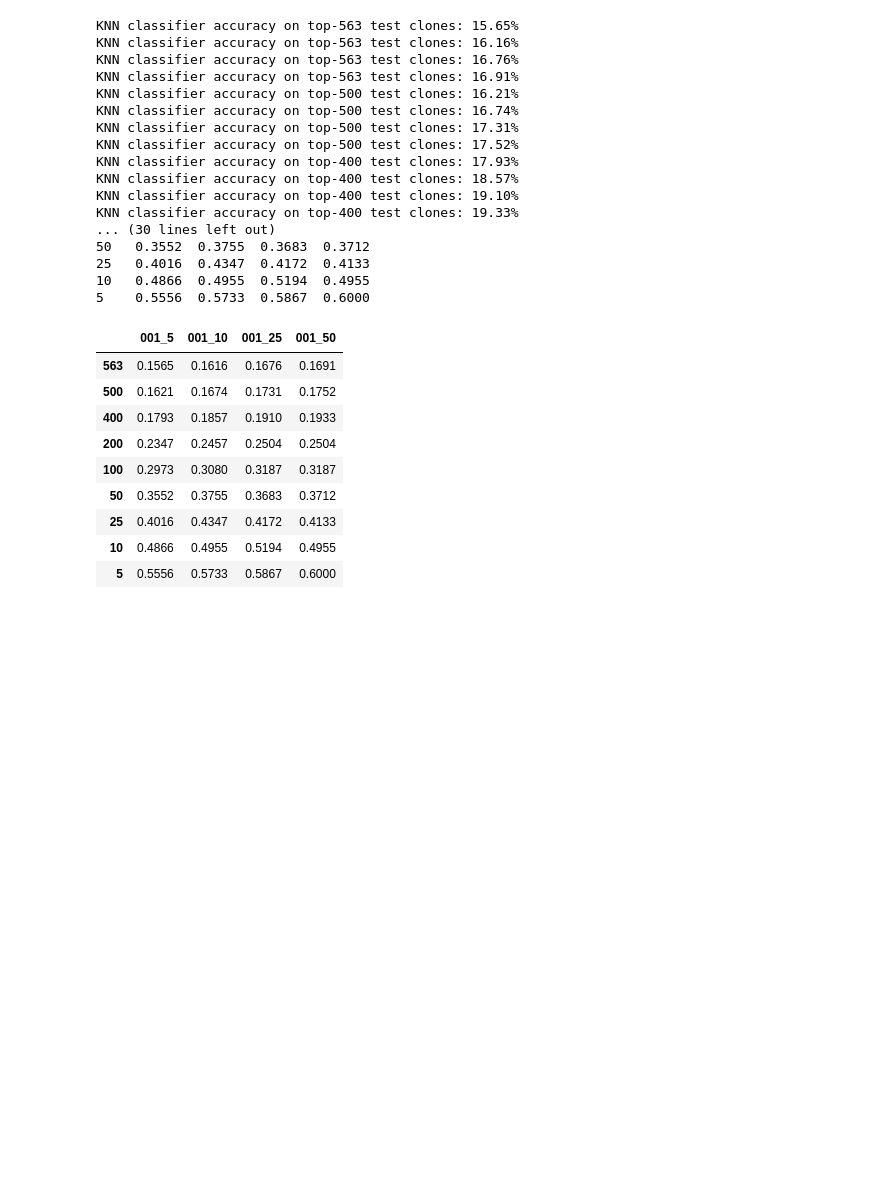
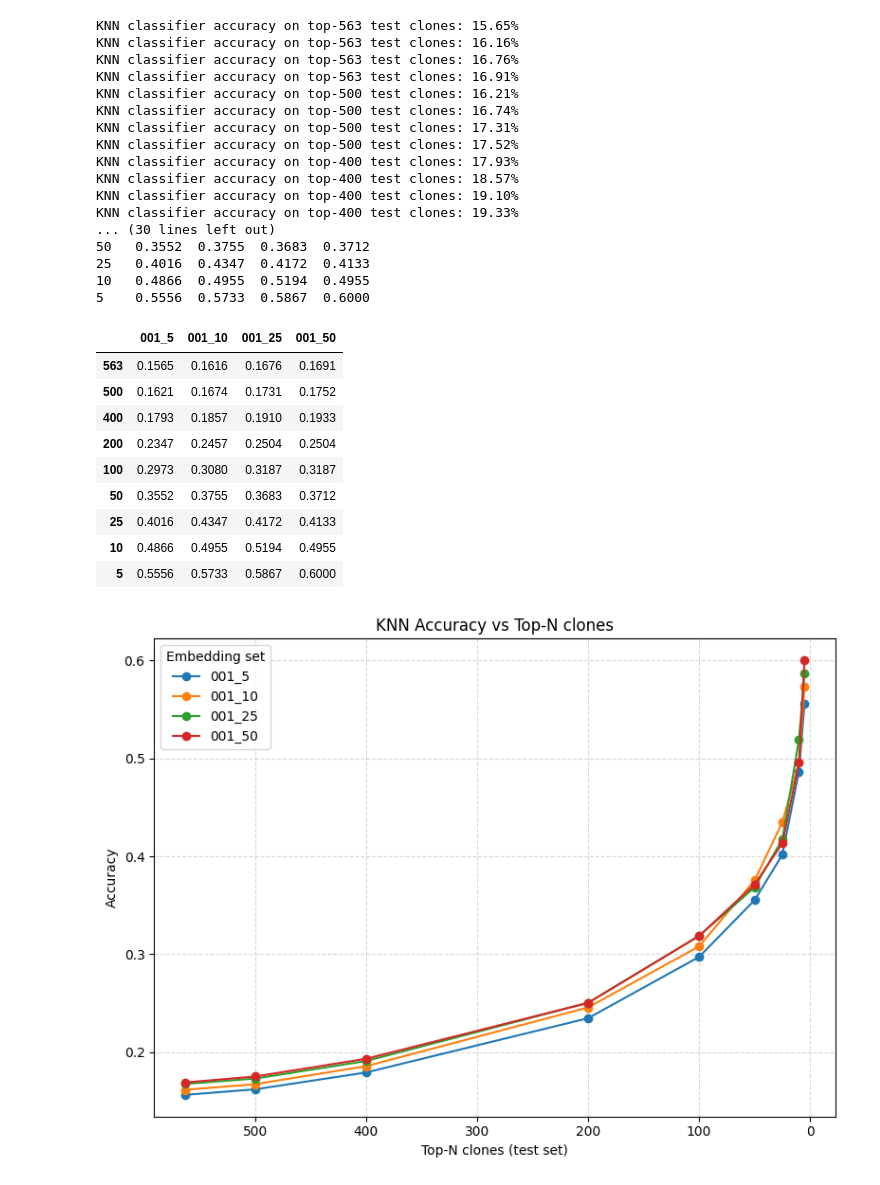
Before and after one commit to SZ-yang/SCSeq_LineageBarcoding, a Jupyter notebook: SCLineage_ConstrativeLearning/out/plot/feat_LCL_2025/cell_tag_multi/cell-tag_multi_only_testAsPenalty_proj_embed.ipynb, the cells around one changed output. Saved outputs shown, nothing was run; the diff lists cells and outputs as text; code cells hidden in the pictures; blank space fills up the shorter version.

```diff
--- a/SCLineage_ConstrativeLearning/out/plot/feat_LCL_2025/cell_tag_multi/cell-tag_multi_only_testAsPenalty_proj_embed.ipynb
+++ b/SCLineage_ConstrativeLearning/out/plot/feat_LCL_2025/cell_tag_multi/cell-tag_multi_only_testAsPenalty_proj_embed.ipynb
@@ -286,3 +286,26 @@ acc_df
 | 25 | 0.4016 | 0.4347 | 0.4172 | 0.4133 |
 | 10 | 0.4866 | 0.4955 | 0.5194 | 0.4955 |
 | 5 | 0.5556 | 0.5733 | 0.5867 | 0.6000 |
+# %%
+# Make sure index is numeric
+acc_df.index = acc_df.index.astype(int)
+
+plt.figure(figsize=(8,6))
+
+for col in acc_df.columns:
+    plt.plot(acc_df.index, acc_df[col], marker='o', label=col)
+
+plt.xlabel("Top-N clones (test set)")
+plt.ylabel("Accuracy")
+plt.title("KNN Accuracy vs Top-N clones")
+
+# Set log scale and reverse direction
+# plt.xscale("log")
+plt.gca().invert_xaxis()
+
+plt.legend(title="Embedding set")
+plt.grid(True, which="both", ls="--", alpha=0.5)
+plt.tight_layout()
+plt.show()
+# %% [output]
+[figure, added]
```
